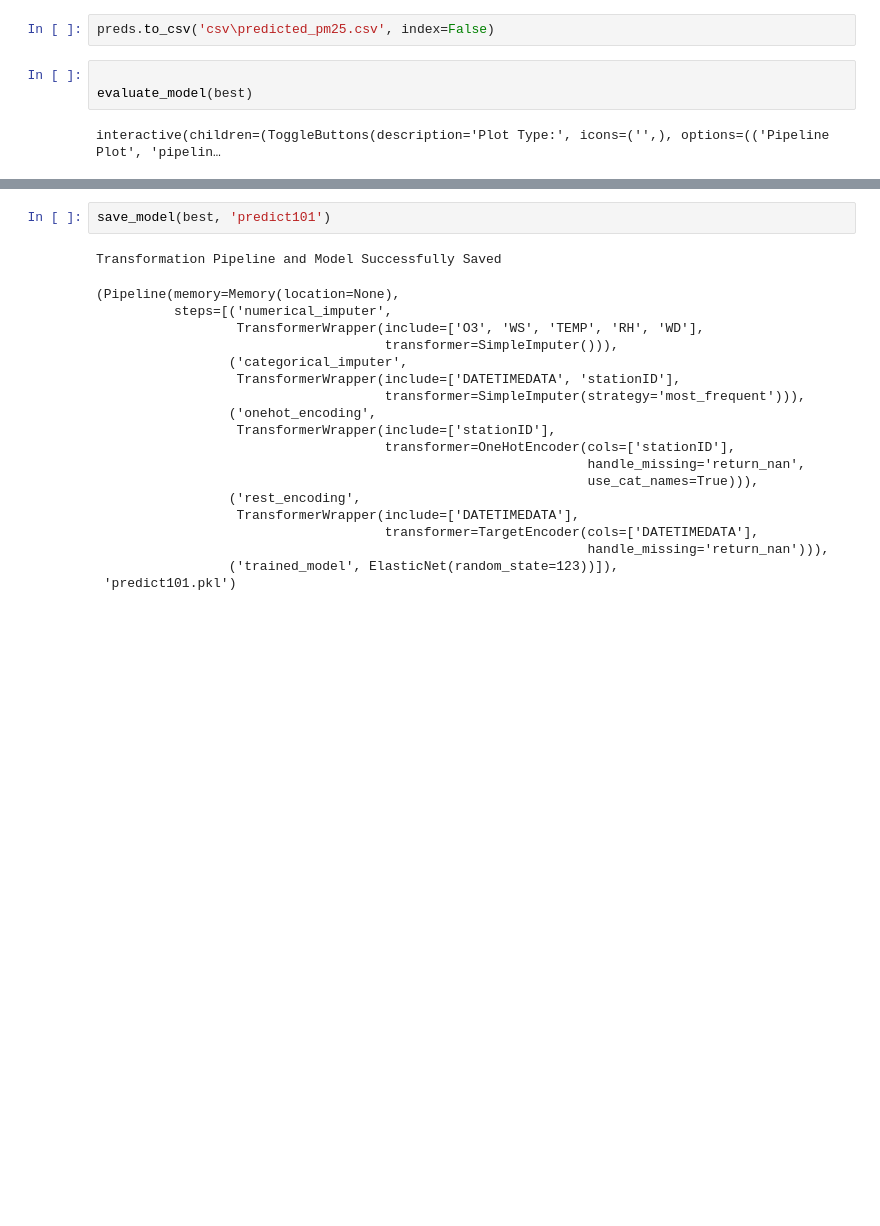
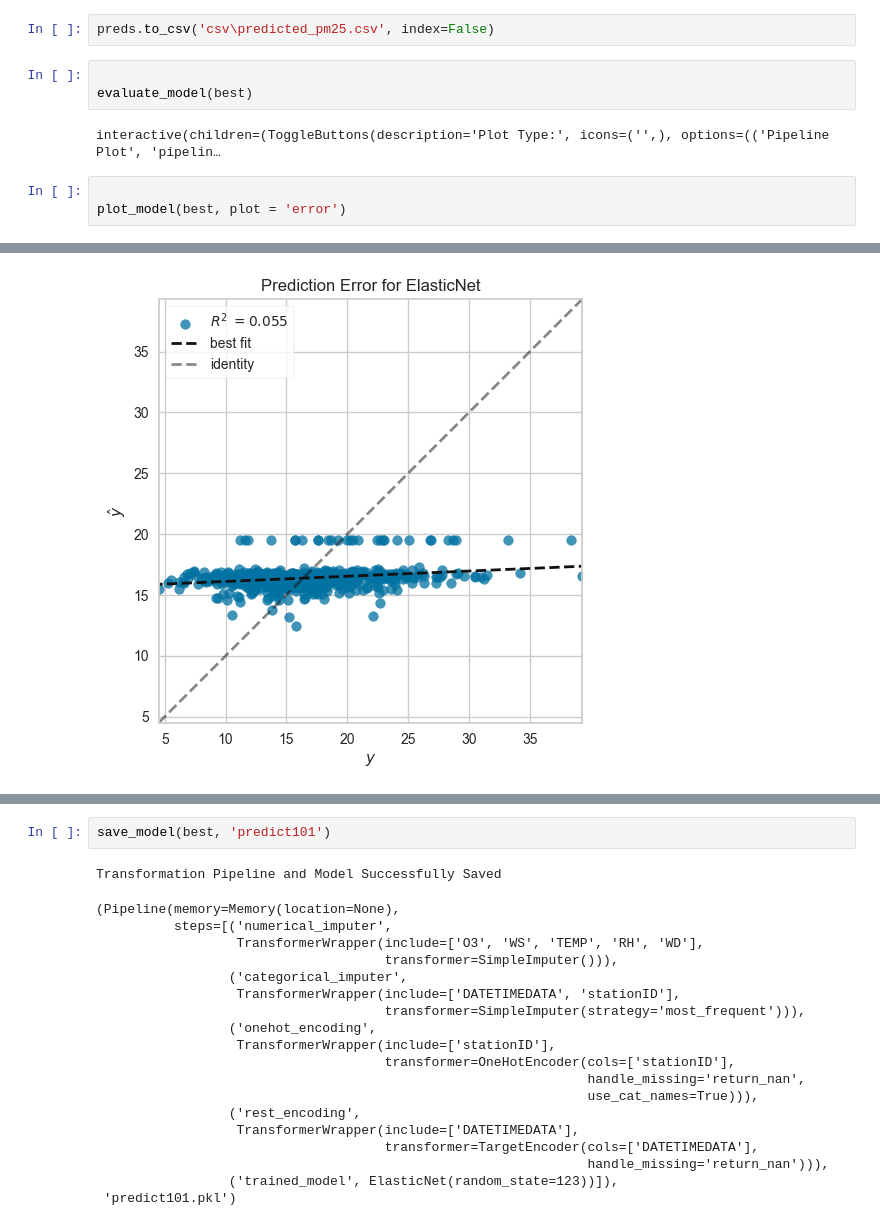
Before and after one commit to WWW-boop/Term-Project-Dashboard-Dash, a Jupyter notebook: predict.ipynb, the cells around one changed output, grey strips where cells are left out. Saved outputs shown, nothing was run; the diff lists cells and outputs as text; blank space fills up the shorter version.

```diff
--- a/predict.ipynb
+++ b/predict.ipynb
@@ -56,3 +56,7 @@ preds.to_csv('csv\predicted_pm25.csv', index=False)
 evaluate_model(best)
 # %% [output]
 interactive(children=(ToggleButtons(description='Plot Type:', icons=('',), options=(('Pipeline Plot', 'pipelin…
+# %%
+
+plot_model(best, plot = 'error')
+# %% [output]
@@ -58,0 +64 @@ interactive(children=(ToggleButtons(description='Plot Type:', icons=('',), optio
+[figure, added]
```
Also changed, not shown: parts of 4 cells of this notebook, 1 other file.
